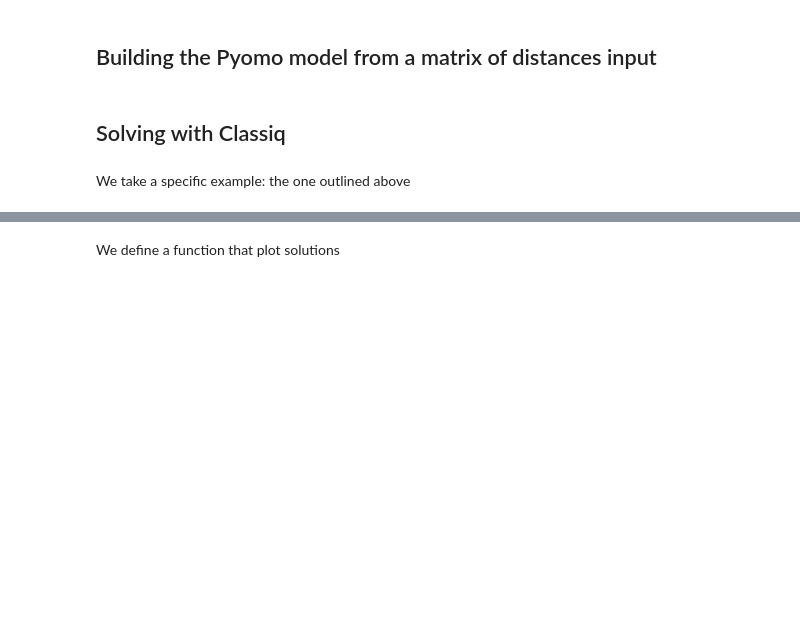
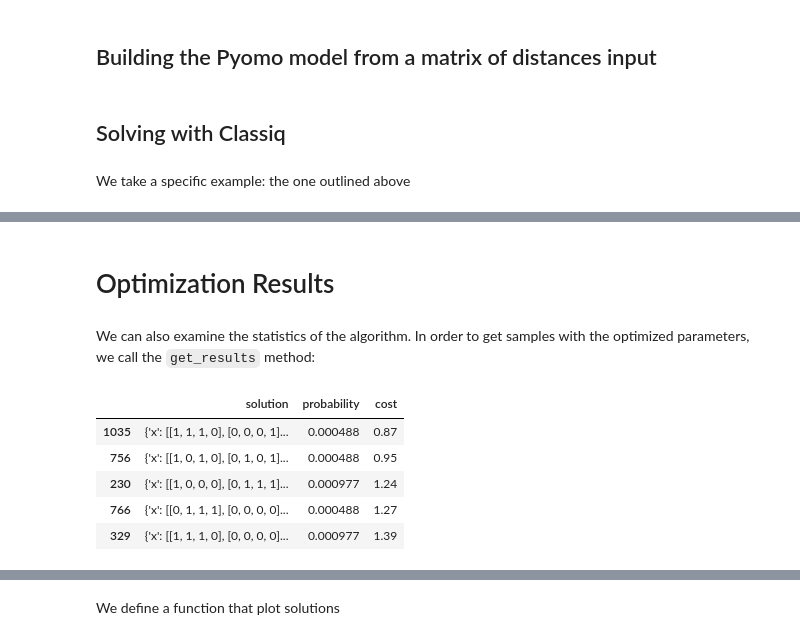
Before and after one commit to Classiq/classiq-library, a Jupyter notebook: applications/logistics/facility_location/facility_location.ipynb, the cells around one changed output, grey strips where cells are left out. Drawn from its saved outputs; the diff is of its cells as text; code cells hidden in the pictures; blank space fills up the shorter version.

```diff
--- a/applications/logistics/facility_location/facility_location.ipynb
+++ b/applications/logistics/facility_location/facility_location.ipynb
@@ -184,0 +191,14 @@ write_qmod(qmod, "facility_location")
+# %% [markdown]
+# Optimization Results
+# %% [markdown]
+We can also examine the statistics of the algorithm. In order to get samples with the optimized parameters, we call the `get_results` method:
+# %%
+optimization_result = combi.sample(optimized_params)
+optimization_result.sort_values(by="cost").head(5)
+# %% [output]
+|  | solution | probability | cost |
+| 1035 | {'x': [[1, 1, 1, 0], [0, 0, 0, 1]... | 0.000488 | 0.87 |
+| 756 | {'x': [[1, 0, 1, 0], [0, 1, 0, 1]... | 0.000488 | 0.95 |
+| 230 | {'x': [[1, 0, 0, 0], [0, 1, 1, 1]... | 0.000977 | 1.24 |
+| 766 | {'x': [[0, 1, 1, 1], [0, 0, 0, 0]... | 0.000488 | 1.27 |
+| 329 | {'x': [[1, 1, 1, 0], [0, 0, 0, 0]... | 0.000977 | 1.39 |
```
Also changed, not shown: parts of 36 cells of this notebook, 14 other files.
